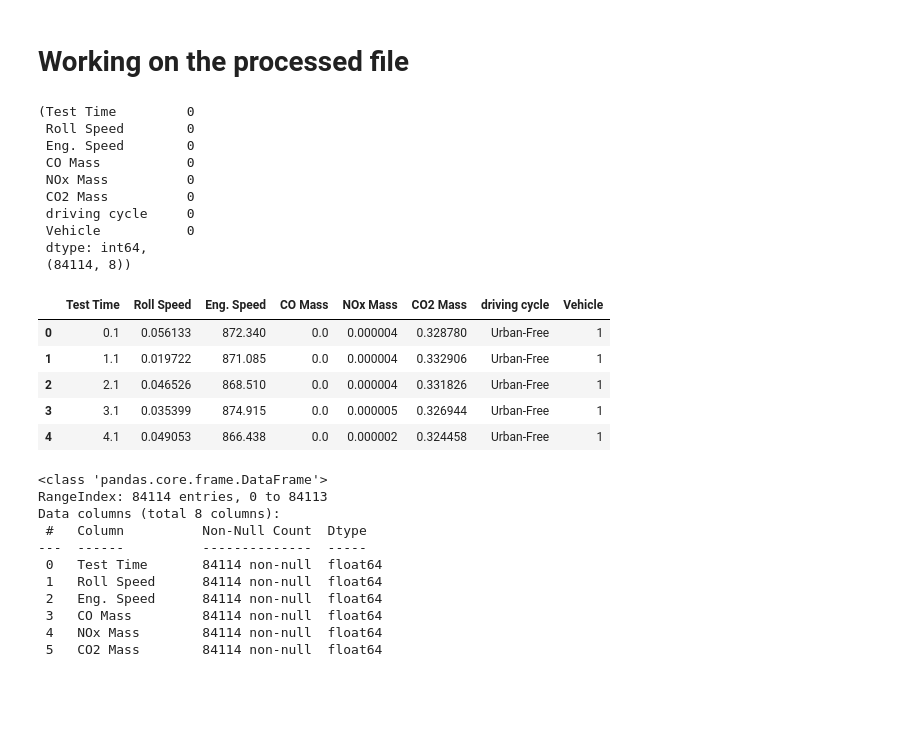
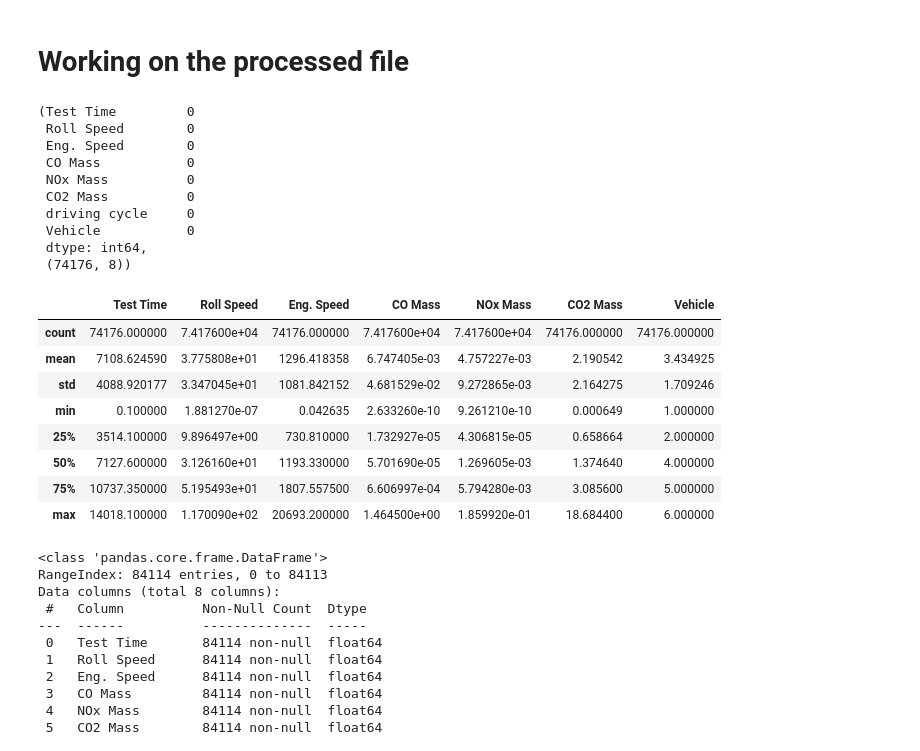
Before and after one commit to msaad1311/TfL-Dataset, a Jupyter notebook: src/EDA.ipynb, the cells around one changed output. Drawn from its saved outputs; the diff is of its cells as text; code cells hidden in the pictures; blank space fills up the shorter version.

```diff
--- a/src/EDA.ipynb
+++ b/src/EDA.ipynb
@@ -395,6 +395,8 @@ appended_data.to_excel('../data/Processed_data.xlsx')
 # %%
 data = pd.read_excel('../data/Processed_data.xlsx')
 data = data.loc[:, ~data.columns.str.contains('^Unnamed')]
+data = data.drop(data[(data['NOx Mass']<0) | (data['Eng. Speed']<0) | (data['Roll Speed']<0)].index)
+data = data.drop(data[(data['CO Mass']==0)].index)
 data.isnull().sum(),data.shape
 # %% [output]
 (Test Time         0
@@ -406,16 +408,19 @@ data.isnull().sum(),data.shape
  driving cycle     0
  Vehicle           0
  dtype: int64,
- (84114, 8))
+ (74176, 8))
 # %%
-data.head()
+data.describe()
 # %% [output]
-|  | Test Time | Roll Speed | Eng. Speed | CO Mass | NOx Mass | CO2 Mass | driving cycle | Vehicle |
-| 0 | 0.1 | 0.056133 | 872.340 | 0.0 | 0.000004 | 0.328780 | Urban-Free | 1 |
-| 1 | 1.1 | 0.019722 | 871.085 | 0.0 | 0.000004 | 0.332906 | Urban-Free | 1 |
-| 2 | 2.1 | 0.046526 | 868.510 | 0.0 | 0.000004 | 0.331826 | Urban-Free | 1 |
-| 3 | 3.1 | 0.035399 | 874.915 | 0.0 | 0.000005 | 0.326944 | Urban-Free | 1 |
-| 4 | 4.1 | 0.049053 | 866.438 | 0.0 | 0.000002 | 0.324458 | Urban-Free | 1 |
+|  | Test Time | Roll Speed | Eng. Speed | CO Mass | NOx Mass | CO2 Mass | Vehicle |
+| count | 74176.000000 | 7.417600e+04 | 74176.000000 | 7.417600e+04 | 7.417600e+04 | 74176.000000 | 74176.000000 |
+| mean | 7108.624590 | 3.775808e+01 | 1296.418358 | 6.747405e-03 | 4.757227e-03 | 2.190542 | 3.434925 |
+| std | 4088.920177 | 3.347045e+01 | 1081.842152 | 4.681529e-02 | 9.272865e-03 | 2.164275 | 1.709246 |
+| min | 0.100000 | 1.881270e-07 | 0.042635 | 2.633260e-10 | 9.261210e-10 | 0.000649 | 1.000000 |
+| 25% | 3514.100000 | 9.896497e+00 | 730.810000 | 1.732927e-05 | 4.306815e-05 | 0.658664 | 2.000000 |
+| 50% | 7127.600000 | 3.126160e+01 | 1193.330000 | 5.701690e-05 | 1.269605e-03 | 1.374640 | 4.000000 |
+| 75% | 10737.350000 | 5.195493e+01 | 1807.557500 | 6.606997e-04 | 5.794280e-03 | 3.085600 | 5.000000 |
+| max | 14018.100000 | 1.170090e+02 | 20693.200000 | 1.464500e+00 | 1.859920e-01 | 18.684400 | 6.000000 |
 # %%
 data.info()
 # %% [output]
```
Also changed, not shown: parts of 20 cells of this notebook.
